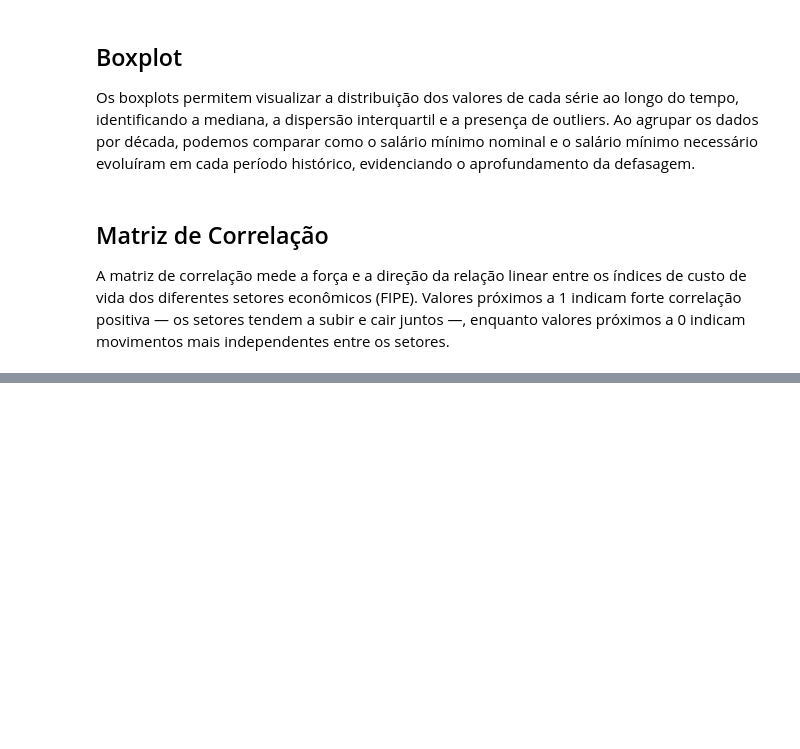
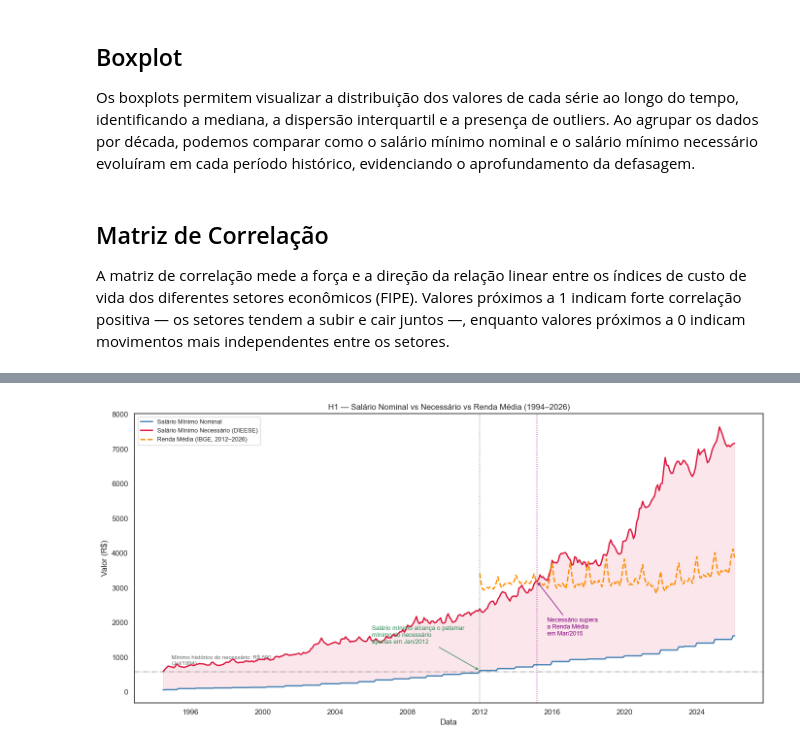
Before and after one commit to MonneratRJ/mvp-inflacao, a Jupyter notebook: notebooks/analysis.ipynb, the cells around one changed output, grey strips where cells are left out. Cells and saved outputs as stored; diff of their text form; code cells hidden in the pictures; blank space fills up the shorter version.

```diff
--- a/notebooks/analysis.ipynb
+++ b/notebooks/analysis.ipynb
@@ -715,0 +771,86 @@ A análise exploratória aqui desenvolvida não tem caráter preditivo, mas esta
+# %%
+# H1 — Gráfico: gap nominal vs necessário + cruzamento com renda média
+#              + referência histórica: quando o nominal alcançou o mínimo histórico do necessário
+h1 = df[['date', 'salario_min_nominal', 'salario_min_necessario', 'renda_media']].copy()
+h1['date'] = pd.to_datetime(h1['date'], errors='coerce')
+h1 = h1.dropna(subset=['salario_min_nominal', 'salario_min_necessario', 'date'])
+
+def fmt_mes_ano(v):
+    dt = pd.to_datetime(v, errors='coerce')
+    return dt.strftime('%b/%Y') if pd.notna(dt) else 'data inválida'
+
+# Cruzamento: primeiro mês em que necessário >= renda_média
+cruzamento = (
+    h1.dropna(subset=['renda_media'])
+    .loc[lambda x: x['salario_min_necessario'] >= x['renda_media']]
+    .iloc[0]
+)
+
+# Referência histórica: menor valor histórico registrado do salário necessário
+# argmin() retorna índice posicional; iat[] usa índice posicional → retorna Any (sem Scalar ambiguity)
+_min_pos  = int(h1['salario_min_necessario'].argmin())
+valor_ref = float(h1['salario_min_necessario'].iat[_min_pos]) # type: ignore
+data_ref  = pd.Timestamp(h1['date'].iat[_min_pos]) # type: ignore
+
+# Quando o nominal finalmente alcançou esse patamar histórico
+alcance = h1[h1['salario_min_nominal'] >= valor_ref].iloc[0]
+
+fig, ax = plt.subplots(figsize=(14, 7))
+
+# Área de gap
+ax.fill_between(h1['date'], h1['salario_min_nominal'], h1['salario_min_necessario'],
+                alpha=0.10, color='crimson')
+
+# Linhas principais
+ax.plot(h1['date'], h1['salario_min_nominal'],    color='steelblue',  linewidth=2,
+        label='Salário Mínimo Nominal')
+ax.plot(h1['date'], h1['salario_min_necessario'], color='crimson',    linewidth=2,
+        label='Salário Mínimo Necessário (DIEESE)')
+h1_renda = h1.dropna(subset=['renda_media'])
+ax.plot(h1_renda['date'], h1_renda['renda_media'], color='darkorange', linewidth=2,
+        linestyle='--', label='Renda Média (IBGE, 2012–2026)')
+
+# --- Referência histórica: mínimo absoluto do salário necessário ---
+ax.axhline(y=valor_ref, color='gray', linewidth=1.2, linestyle='-.', alpha=0.7)
+ax.annotate(
+    f"Mínimo histórico do necessário: R$ {valor_ref:,.0f}\n({data_ref.strftime('%b/%Y')})",
+    xy=(data_ref, valor_ref),  # type: ignore[arg-type]  # matplotlib aceita Timestamp em xy
+    xytext=(12, 10), textcoords='offset points',
+    fontsize=8.5, color='dimgray'
+)
+
+# Marcador quando o nominal alcançou esse patamar
+ax.axvline(pd.to_datetime(alcance['date'], errors='coerce'), color='seagreen', linewidth=1.2, linestyle=':', alpha=0.85)
+ax.annotate(
+    f"Salário mínimo alcança o patamar\nmínimo do necessário\napenas em {fmt_mes_ano(alcance['date'])}",
+    xy=(pd.to_datetime(alcance['date'], errors='coerce'), float(alcance['salario_min_nominal'])),  # type: ignore[arg-type]
+    xytext=(-160, 40), textcoords='offset points',
+    arrowprops=dict(arrowstyle='->', color='seagreen'),
+    fontsize=9, color='seagreen'
+)
+
+# --- Cruzamento necessário vs renda média ---
+ax.axvline(pd.to_datetime(cruzamento['date'], errors='coerce'), color='purple', linewidth=1.2, linestyle=':', alpha=0.8)
+ax.annotate(
+    f"Necessário supera\na Renda Média\nem {fmt_mes_ano(cruzamento['date'])}",
+    xy=(pd.to_datetime(cruzamento['date'], errors='coerce'), float(cruzamento['salario_min_necessario'])),  # type: ignore[arg-type]
+    xytext=(15, -80), textcoords='offset points',
+    arrowprops=dict(arrowstyle='->', color='purple'),
+    fontsize=9, color='purple'
+)
+
+ax.set_title('H1 — Salário Nominal vs Necessário vs Renda Média (1994–2026)')
+ax.set_xlabel('Data')
+ax.set_ylabel('Valor (R$)')
+ax.legend(loc='upper left', fontsize=9)
+plt.tight_layout()
+plt.show()
+
+print(f"Salário necessário em {data_ref.strftime('%b/%Y')} : R$ {valor_ref:,.0f}")
+print(f"Nominal alcançou esse patamar em          : {fmt_mes_ano(alcance['date'])}  "
+      f"(R$ {float(alcance['salario_min_nominal']):,.0f})")
+print(f"\nCruzamento necessário ≥ renda média       : {fmt_mes_ano(cruzamento['date'])}")
+print(f"  Necessário : R$ {float(cruzamento['salario_min_necessario']):,.0f}")
+print(f"  Renda média: R$ {float(cruzamento['renda_media']):,.0f}")
+# %% [output]
+[figure, added]
```
Also changed, not shown: parts of 41 cells of this notebook.
